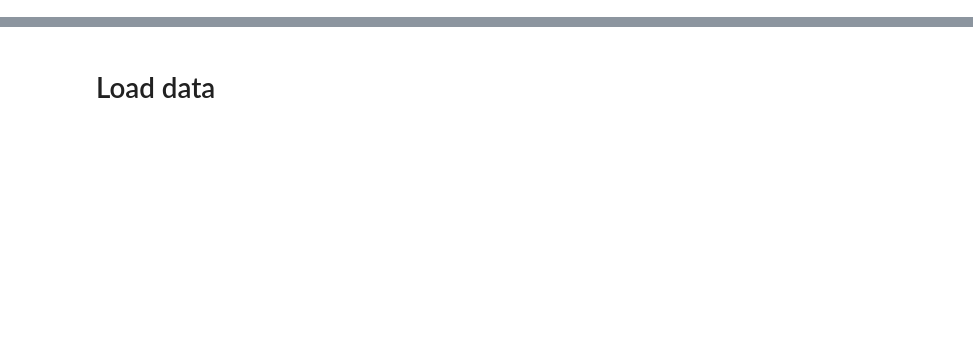
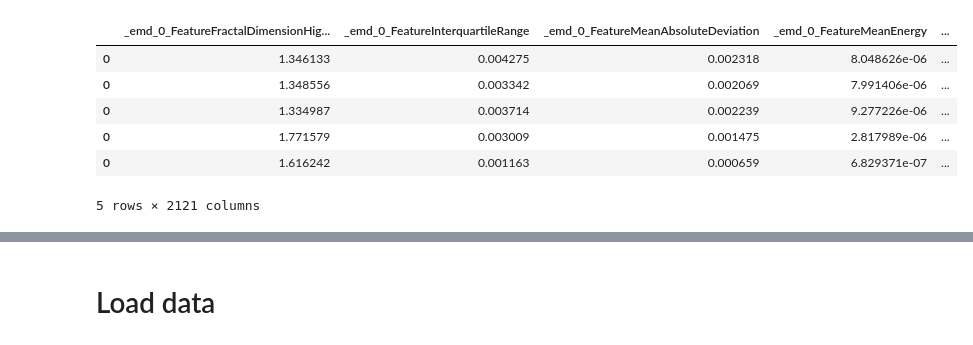
Before and after one commit to GillesVandewiele/EHG-Oversampling, a Jupyter notebook: Feature Analysis.ipynb, the cells around one changed output, grey strips where cells are left out. Drawn from its saved outputs; the diff is of its cells as text; code cells hidden in the pictures; blank space fills up the shorter version.

```diff
--- a/Feature Analysis.ipynb
+++ b/Feature Analysis.ipynb
@@ -8,3 +8,18 @@ import os
 
 %matplotlib inline
 import matplotlib.pyplot as plt
+# %%
+features = []
+for file in tqdm_notebook(os.listdir('examples/output')):
+    features.append(pd.read_csv('examples/output/{}'.format(file), index_col=0))
+features = pd.concat(features)
+
+features.head(5)
+# %% [output]
+|  | _emd_0_FeatureFractalDimensionHig... | _emd_0_FeatureInterquartileRange | _emd_0_FeatureMeanAbsoluteDeviation | _emd_0_FeatureMeanEnergy | ... |
+| 0 | 1.346133 | 0.004275 | 0.002318 | 8.048626e-06 | ... |
+| 0 | 1.348556 | 0.003342 | 0.002069 | 7.991406e-06 | ... |
+| 0 | 1.334987 | 0.003714 | 0.002239 | 9.277226e-06 | ... |
+| 0 | 1.771579 | 0.003009 | 0.001475 | 2.817989e-06 | ... |
+| 0 | 1.616242 | 0.001163 | 0.000659 | 6.829371e-07 | ... |
+5 rows × 2121 columns
```
Also changed, not shown: parts of 8 cells of this notebook.
